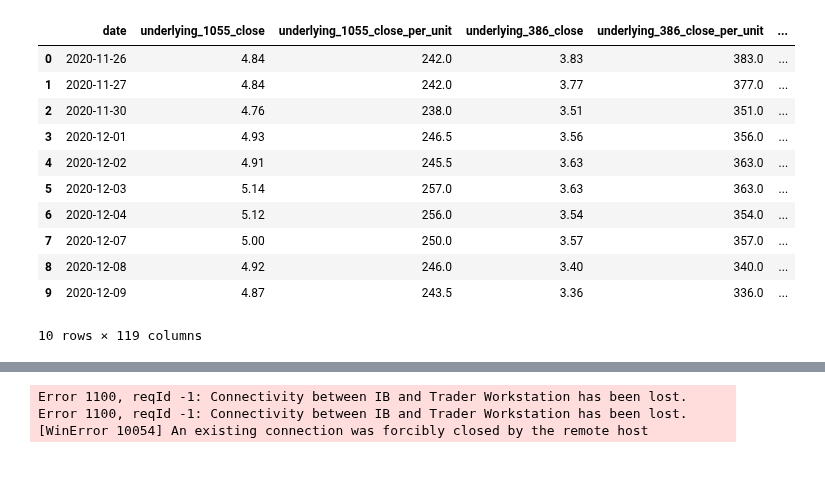
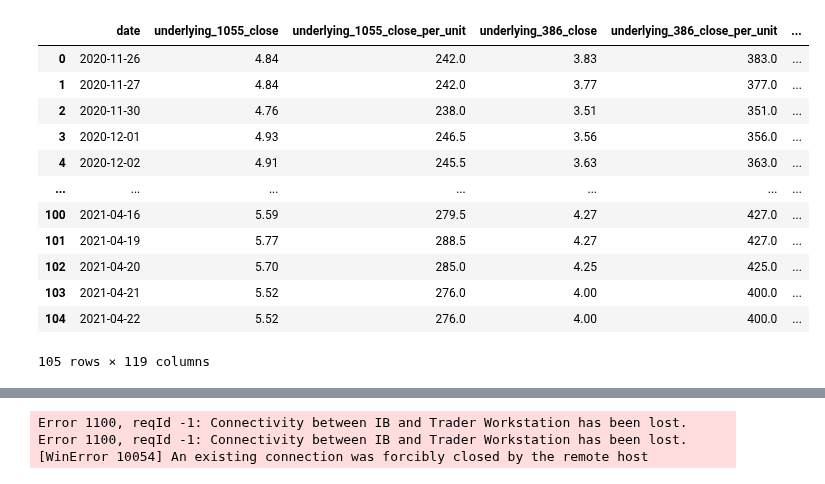
Before and after one commit to jh-lor/ADRPairsTrading, a Jupyter notebook: Live Trading Implementation.ipynb, the cells around one changed output, grey strips where cells are left out. Saved outputs shown, nothing was run; the diff lists cells and outputs as text; code cells hidden in the pictures.

```diff
--- a/Live Trading Implementation.ipynb
+++ b/Live Trading Implementation.ipynb
@@ -29,6 +29,13 @@ import helpers
 order_books = defaultdict(set)
 df_ratio = pd.read_csv("ratio_dict.csv", index_col = 0).set_index("Pair")
 df_global = pd.DataFrame({"date":[]})
+df_num_adr_per_unit = {}
+df_num_underlying_per_unit = {}
+for idx, row in df_ratio.iterrows():
+    adr = idx.split("_")[0]
+    underlying = idx.split("_")[1]
+    df_num_adr_per_unit[adr] = max(1, row["adr_num_per_stock"])
+    df_num_underlying_per_unit[underlying] = max(1, row["stock_num_per_adr"])
 
 aus_adr_underlying_pairs = [
     ["ATHE", "ATH"],["GENE", "GTG"],["IMMP", "IMM"],["IMRN","IMC"],["JHX", "JHX"],["KZIA", "KZA"],
@@ -133,28 +140,6 @@ def US_opening(date_now):
 
 def US_closing(date_now):
     return datetime.combine(next_market_open_day(date_now),time(16,0))
-
-##### Initialization of global variables here ###
-
-order_books = defaultdict(set)
-df_ratio = pd.read_csv("ratio_dict.csv", index_col = 0).set_index("Pair")
-df_global = pd.DataFrame({"date":[]})
-
-
-country_info = {
-    "Australia":{"Currency": "AUD",
-                "Exchange": "SMART",
-                "Pairs": aus_adr_underlying_pairs},
-
-    "Japan":{"Currency": "JPY",
-             "Exchange": "TSEJ",
-             "Pairs": jpn_adr_underlying_pairs},
-
-    "China":{"Currency": "HKD",
-         "Exchange": "SEHK",
-         "Pairs": hk_adr_underlying_pairs},
-
-}
 # %%
 # initialize data lists, hyperparameters etc
 
@@ -392,15 +390,16 @@ pull_forex_data()
 # %%
-df_global.head(10)
+df_global
 # %% [output]
 |  | date | underlying_1055_close | underlying_1055_close_per_unit | underlying_386_close | underlying_386_close_per_unit | ... |
 | 0 | 2020-11-26 | 4.84 | 242.0 | 3.83 | 383.0 | ... |
 | 1 | 2020-11-27 | 4.84 | 242.0 | 3.77 | 377.0 | ... |
 | 2 | 2020-11-30 | 4.76 | 238.0 | 3.51 | 351.0 | ... |
 | 3 | 2020-12-01 | 4.93 | 246.5 | 3.56 | 356.0 | ... |
 | 4 | 2020-12-02 | 4.91 | 245.5 | 3.63 | 363.0 | ... |
-| 5 | 2020-12-03 | 5.14 | 257.0 | 3.63 | 363.0 | ... |
-| 6 | 2020-12-04 | 5.12 | 256.0 | 3.54 | 354.0 | ... |
-| 7 | 2020-12-07 | 5.00 | 250.0 | 3.57 | 357.0 | ... |
-| 8 | 2020-12-08 | 4.92 | 246.0 | 3.40 | 340.0 | ... |
-| 9 | 2020-12-09 | 4.87 | 243.5 | 3.36 | 336.0 | ... |
+| ... | ... | ... | ... | ... | ... | ... |
+| 100 | 2021-04-16 | 5.59 | 279.5 | 4.27 | 427.0 | ... |
+| 101 | 2021-04-19 | 5.77 | 288.5 | 4.27 | 427.0 | ... |
+| 102 | 2021-04-20 | 5.70 | 285.0 | 4.25 | 425.0 | ... |
+| 103 | 2021-04-21 | 5.52 | 276.0 | 4.00 | 400.0 | ... |
+| 104 | 2021-04-22 | 5.52 | 276.0 | 4.00 | 400.0 | ... |
-10 rows × 119 columns
+105 rows × 119 columns
```
Also changed, not shown: parts of 15 cells of this notebook.
